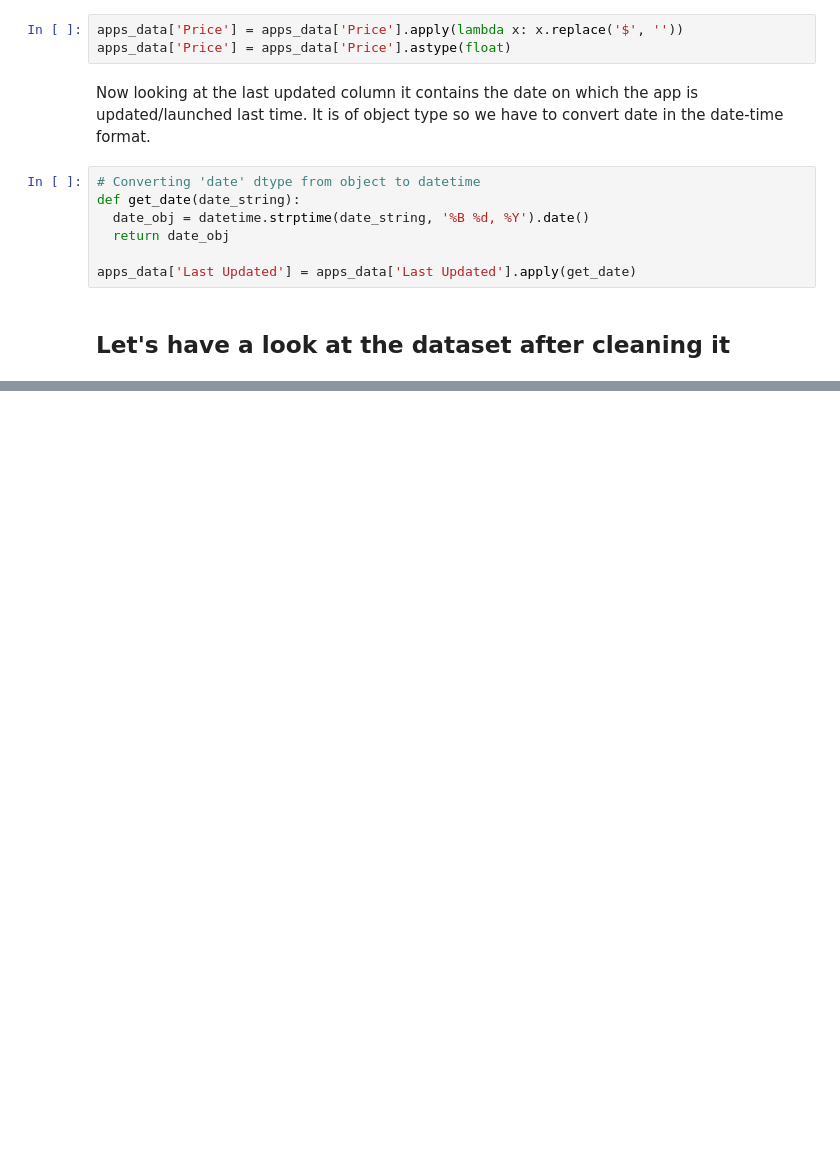
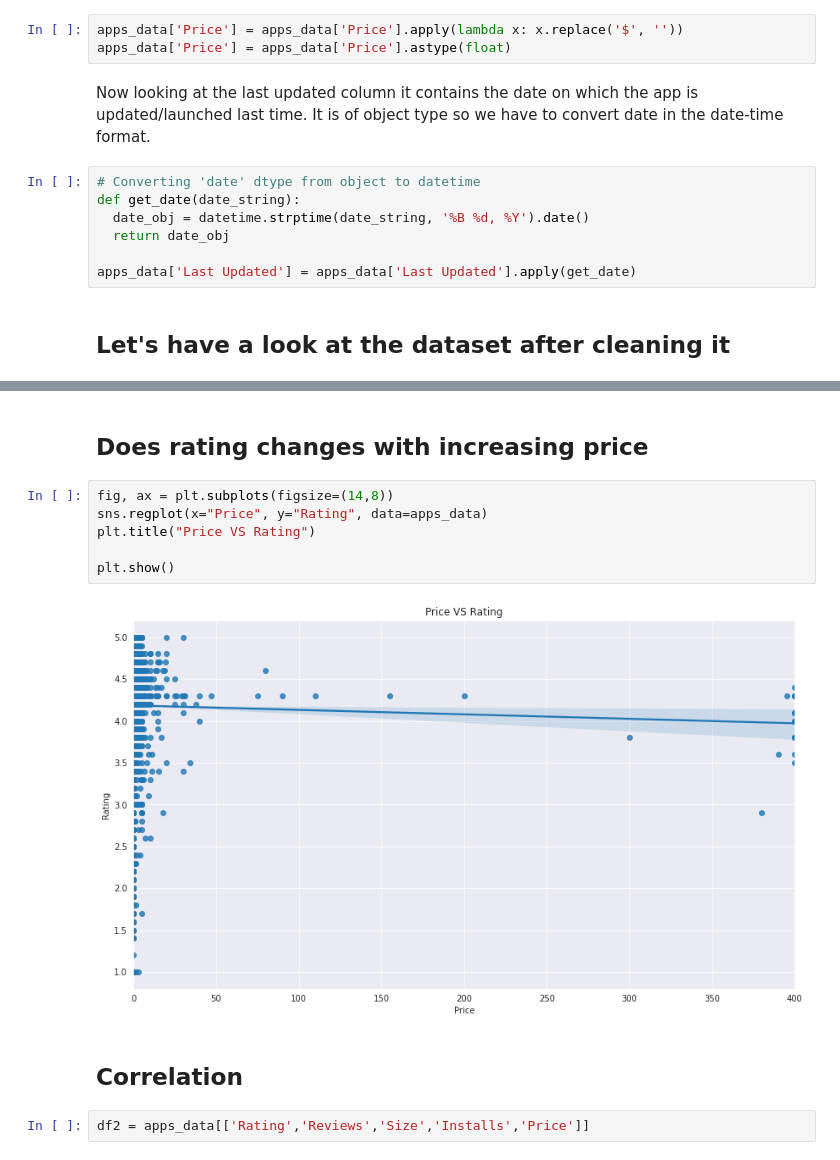
Before and after one commit to Swapnil-417/Play-Store-App-Review-Analysis, a Jupyter notebook: Play_Store_App_Review_Analysis_Capstone_Project.ipynb, the cells around one changed output, grey strips where cells are left out. Saved outputs shown, nothing was run; the diff lists cells and outputs as text; blank space fills up the shorter version.

```diff
--- a/Play_Store_App_Review_Analysis_Capstone_Project.ipynb
+++ b/Play_Store_App_Review_Analysis_Capstone_Project.ipynb
@@ -329,0 +351,14 @@ apps_data.describe()
+# %% [markdown]
+## **Does rating changes with increasing price**
+# %%
+fig, ax = plt.subplots(figsize=(14,8))
+sns.regplot(x="Price", y="Rating", data=apps_data)
+plt.title("Price VS Rating")
+
+plt.show()
+# %% [output]
+[figure, added]
+# %% [markdown]
+## **Correlation**
+# %%
+df2 = apps_data[['Rating','Reviews','Size','Installs','Price']]
```
Also changed, not shown: parts of 17 cells of this notebook.
